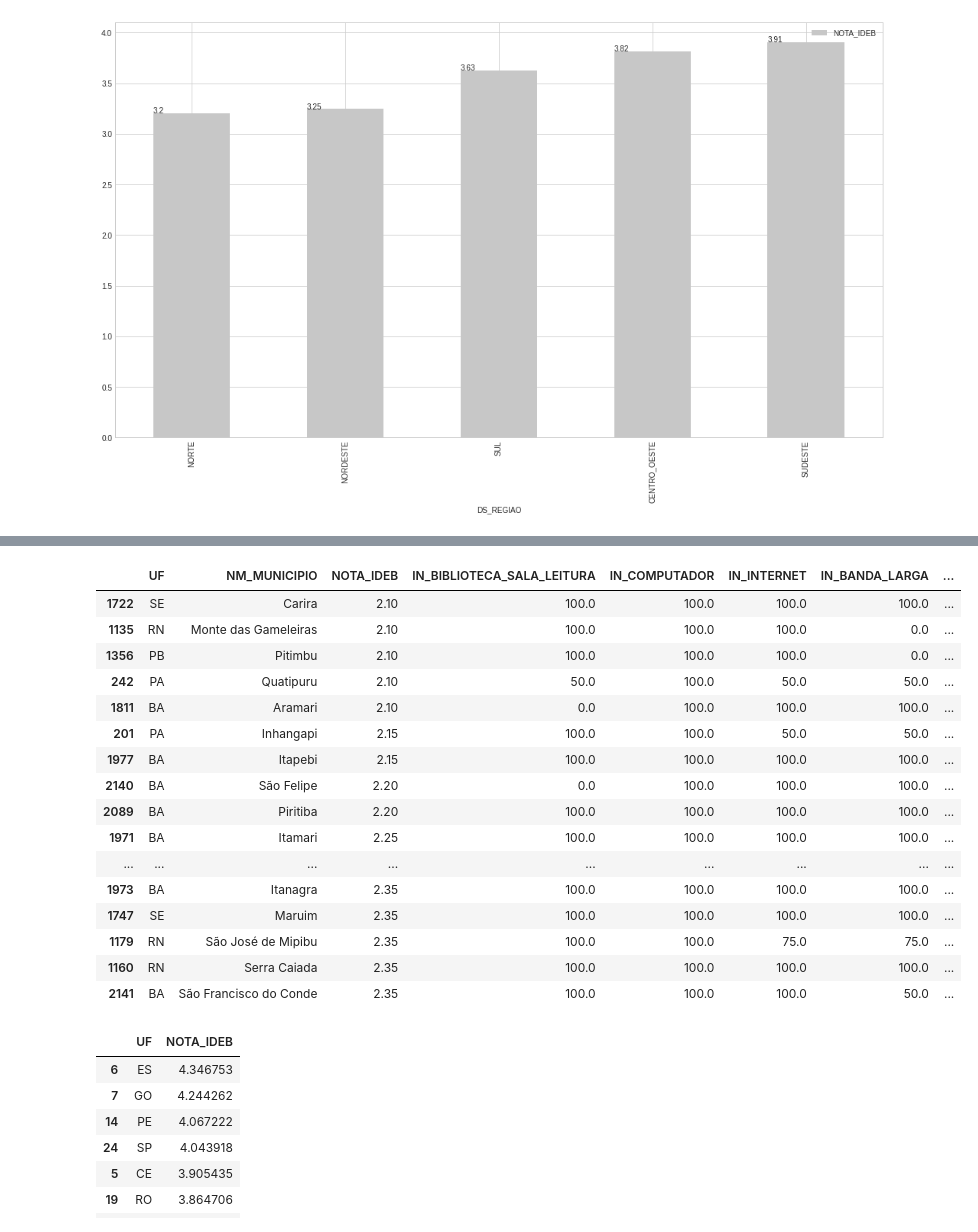
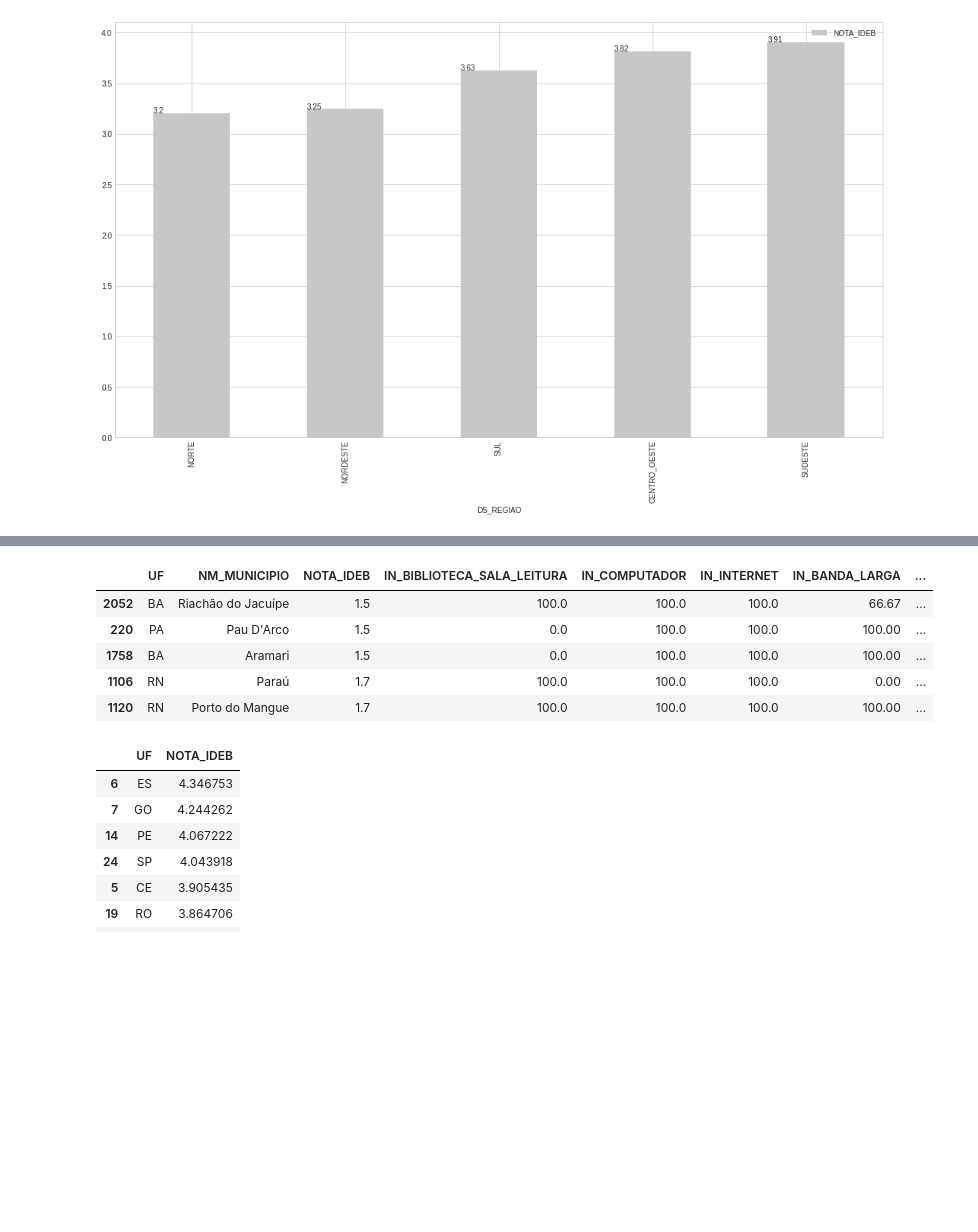
Before and after one commit to matteushc/tcc, a Jupyter notebook: 07-juncao_dados.ipynb, the cells around one changed output, grey strips where cells are left out. Cells and saved outputs as stored; diff of their text form; code cells hidden in the pictures; blank space fills up the shorter version.

```diff
--- a/07-juncao_dados.ipynb
+++ b/07-juncao_dados.ipynb
@@ -452,46 +411,35 @@ final[
 # %%
 final[
         [
          'UF',
          'NM_MUNICIPIO',
          'NOTA_IDEB',
          'IN_BIBLIOTECA_SALA_LEITURA',
          'IN_COMPUTADOR',
          'IN_INTERNET',
          'IN_BANDA_LARGA',
          'IN_LABORATORIO_CIENCIAS',
          'IN_LABORATORIO_INFORMATICA',
          'IN_QUADRA_ESPORTES',
          'IN_AREA_VERDE',
          'IN_DEPENDENCIAS_PNE',
          'IN_LIXO_RECICLA',
          'IN_04_NIVEL_SUPERIOR_COMPLETO',
          'IN_05_POS_GRADUACAO',
          'IN_06_MESTRADO',
          'IN_07_DOUTORADO',
          'VL_DESPESA_PAG_ED_CID',
-         'PROP_EDU_INV'
+         'VL_RECEITA_CID'
         ]
     ] \
-    [final['NOTA_IDEB'] < 3].sort_values(by=['NOTA_IDEB']).head(20)
+    [final['NOTA_IDEB'] < 3].sort_values(by=['NOTA_IDEB']).head()
 # %% [output]
 |  | UF | NM_MUNICIPIO | NOTA_IDEB | IN_BIBLIOTECA_SALA_LEITURA | IN_COMPUTADOR | IN_INTERNET | IN_BANDA_LARGA | ... |
-| 1722 | SE | Carira | 2.10 | 100.0 | 100.0 | 100.0 | 100.0 | ... |
-| 1135 | RN | Monte das Gameleiras | 2.10 | 100.0 | 100.0 | 100.0 | 0.0 | ... |
-| 1356 | PB | Pitimbu | 2.10 | 100.0 | 100.0 | 100.0 | 0.0 | ... |
-| 242 | PA | Quatipuru | 2.10 | 50.0 | 100.0 | 50.0 | 50.0 | ... |
-| 1811 | BA | Aramari | 2.10 | 0.0 | 100.0 | 100.0 | 100.0 | ... |
-| 201 | PA | Inhangapi | 2.15 | 100.0 | 100.0 | 50.0 | 50.0 | ... |
-| 1977 | BA | Itapebi | 2.15 | 100.0 | 100.0 | 100.0 | 100.0 | ... |
-| 2140 | BA | São Felipe | 2.20 | 0.0 | 100.0 | 100.0 | 100.0 | ... |
-| 2089 | BA | Piritiba | 2.20 | 100.0 | 100.0 | 100.0 | 100.0 | ... |
-| 1971 | BA | Itamari | 2.25 | 100.0 | 100.0 | 100.0 | 100.0 | ... |
-| ... | ... | ... | ... | ... | ... | ... | ... | ... |
-| 1973 | BA | Itanagra | 2.35 | 100.0 | 100.0 | 100.0 | 100.0 | ... |
-| 1747 | SE | Maruim | 2.35 | 100.0 | 100.0 | 100.0 | 100.0 | ... |
-| 1179 | RN | São José de Mipibu | 2.35 | 100.0 | 100.0 | 75.0 | 75.0 | ... |
-| 1160 | RN | Serra Caiada | 2.35 | 100.0 | 100.0 | 100.0 | 100.0 | ... |
-| 2141 | BA | São Francisco do Conde | 2.35 | 100.0 | 100.0 | 100.0 | 50.0 | ... |
+| 2052 | BA | Riachão do Jacuípe | 1.5 | 100.0 | 100.0 | 100.0 | 66.67 | ... |
+| 220 | PA | Pau D'Arco | 1.5 | 0.0 | 100.0 | 100.0 | 100.00 | ... |
+| 1758 | BA | Aramari | 1.5 | 0.0 | 100.0 | 100.0 | 100.00 | ... |
+| 1106 | RN | Paraú | 1.7 | 100.0 | 100.0 | 100.0 | 0.00 | ... |
+| 1120 | RN | Porto do Mangue | 1.7 | 100.0 | 100.0 | 100.0 | 100.00 | ... |
 # %%
 df_n = final[['UF', 'NOTA_IDEB']].groupby(['UF'], as_index=False).mean()
 df_n.sort_values(by=['NOTA_IDEB'], ascending=False)
```
Also changed, not shown: parts of 11 cells of this notebook, 2 other files.
